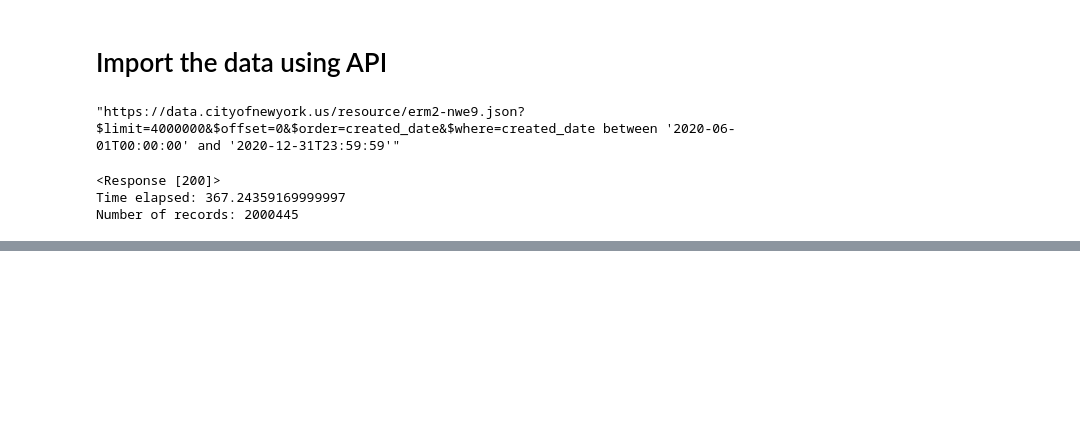
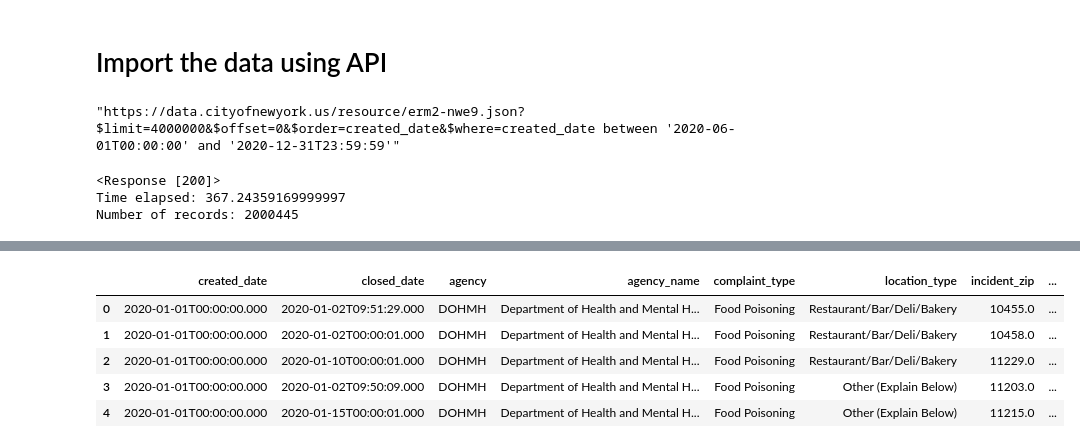
Before and after one commit to outofthenorm27/NYC-OpenData, a Jupyter notebook: ServiceRequests.ipynb, the cells around one changed output, grey strips where cells are left out. Saved outputs shown, nothing was run; the diff lists cells and outputs as text; code cells hidden in the pictures; blank space fills up the shorter version.

```diff
--- a/ServiceRequests.ipynb
+++ b/ServiceRequests.ipynb
@@ -123,0 +112,17 @@ Index(['unique_key', 'created_date', 'closed_date', 'agency', 'agency_name',
+# %%
+# Removing unnecessary columns
+
+first_df = first_requests_df[['created_date', 'closed_date', 'agency', 'agency_name',
+       'complaint_type', 'location_type', 'incident_zip',
+       'incident_address', 'street_name', 'address_type',
+       'city', 'status','borough',
+       'open_data_channel_type',
+       'latitude', 'longitude',
+       'facility_type', 'vehicle_type']].copy()
+# %% [output]
+|  | created_date | closed_date | agency | agency_name | complaint_type | location_type | incident_zip | ... |
+| 0 | 2020-01-01T00:00:00.000 | 2020-01-02T09:51:29.000 | DOHMH | Department of Health and Mental H... | Food Poisoning | Restaurant/Bar/Deli/Bakery | 10455.0 | ... |
+| 1 | 2020-01-01T00:00:00.000 | 2020-01-02T00:00:01.000 | DOHMH | Department of Health and Mental H... | Food Poisoning | Restaurant/Bar/Deli/Bakery | 10458.0 | ... |
+| 2 | 2020-01-01T00:00:00.000 | 2020-01-10T00:00:01.000 | DOHMH | Department of Health and Mental H... | Food Poisoning | Restaurant/Bar/Deli/Bakery | 11229.0 | ... |
+| 3 | 2020-01-01T00:00:00.000 | 2020-01-02T09:50:09.000 | DOHMH | Department of Health and Mental H... | Food Poisoning | Other (Explain Below) | 11203.0 | ... |
+| 4 | 2020-01-01T00:00:00.000 | 2020-01-15T00:00:01.000 | DOHMH | Department of Health and Mental H... | Food Poisoning | Other (Explain Below) | 11215.0 | ... |
```
Also changed, not shown: parts of 44 cells of this notebook, 4 other files.
